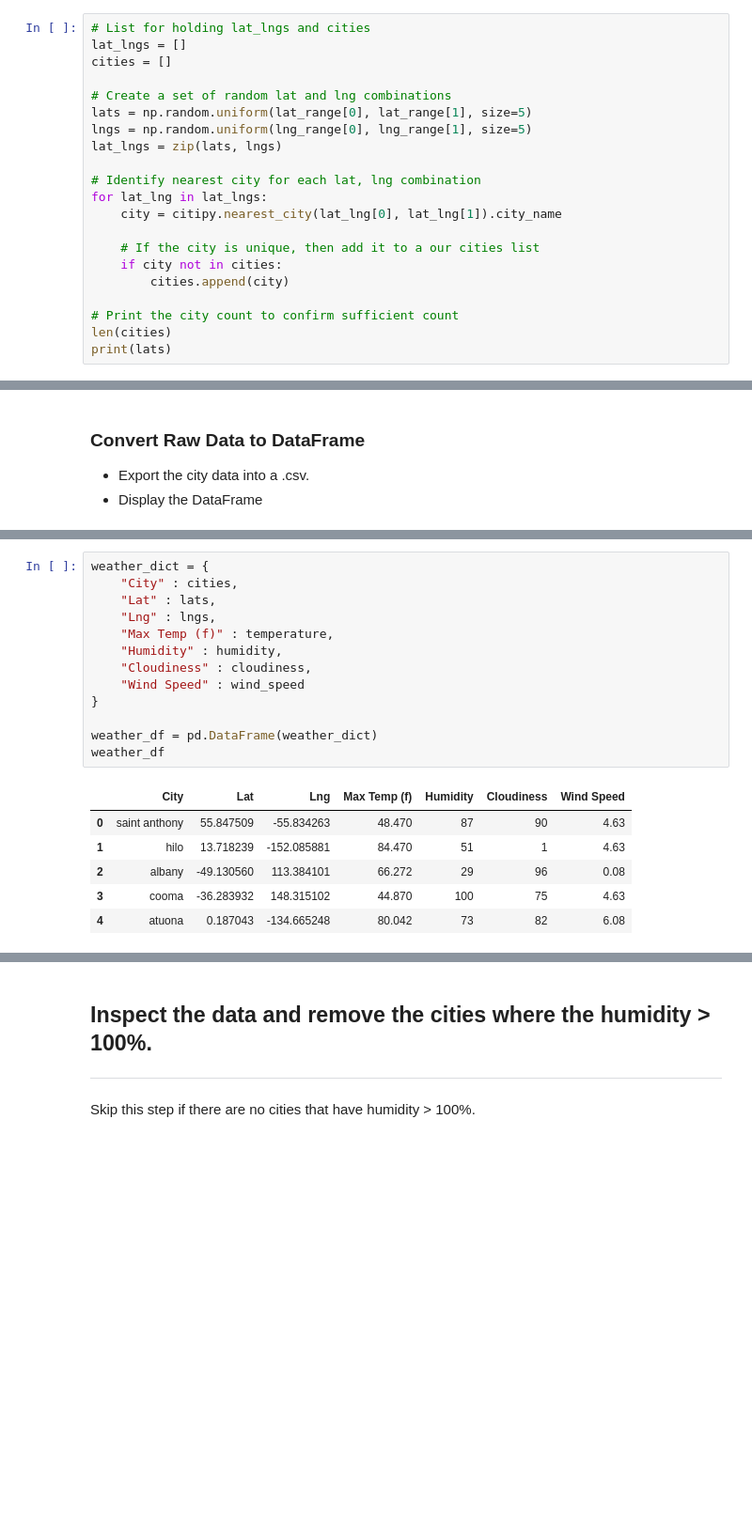
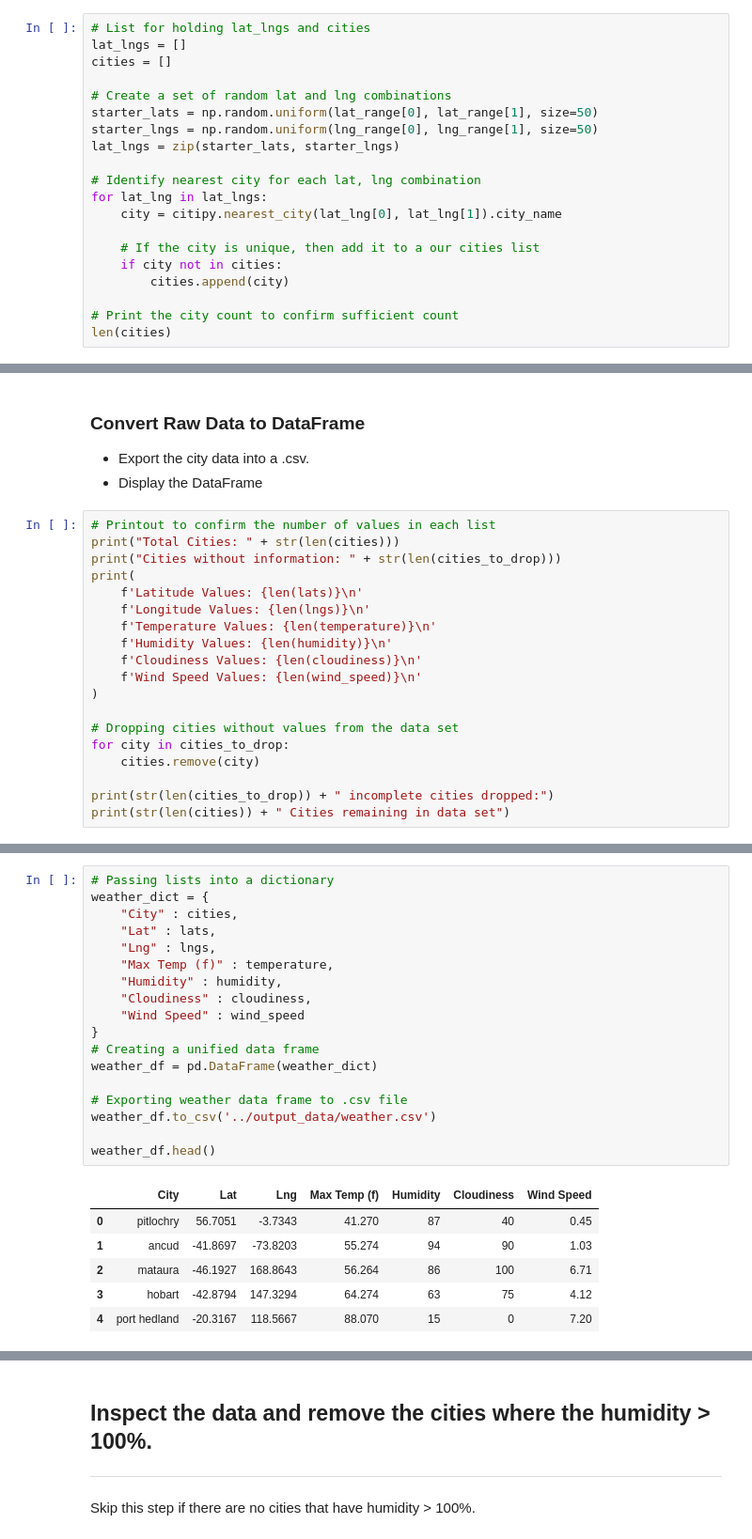
Before and after one commit to Lehmanc92/Python-API, a Jupyter notebook: starter_code/WeatherPy.ipynb, the cells around one changed output, grey strips where cells are left out. Shown at 94% size. Cells and saved outputs as stored; diff of their text form; blank space fills up the shorter version.

```diff
--- a/starter_code/WeatherPy.ipynb
+++ b/starter_code/WeatherPy.ipynb
@@ -33,9 +33,9 @@ lat_lngs = []
 cities = []
 
 # Create a set of random lat and lng combinations
-lats = np.random.uniform(lat_range[0], lat_range[1], size=5)
-lngs = np.random.uniform(lng_range[0], lng_range[1], size=5)
-lat_lngs = zip(lats, lngs)
+starter_lats = np.random.uniform(lat_range[0], lat_range[1], size=50)
+starter_lngs = np.random.uniform(lng_range[0], lng_range[1], size=50)
+lat_lngs = zip(starter_lats, starter_lngs)
 
 # Identify nearest city for each lat, lng combination
 for lat_lng in lat_lngs:
@@ -47,5 +47,4 @@ for lat_lng in lat_lngs:
 
 # Print the city count to confirm sufficient count
 len(cities)
-print(lats)
 # %% [output]
@@ -86,3 +118,22 @@ print(wind_speed)
 ### Convert Raw Data to DataFrame
 * Export the city data into a .csv.
 * Display the DataFrame
+# %%
+# Printout to confirm the number of values in each list
+print("Total Cities: " + str(len(cities)))
+print("Cities without information: " + str(len(cities_to_drop)))
+print(
+    f'Latitude Values: {len(lats)}\n'
+    f'Longitude Values: {len(lngs)}\n'
+    f'Temperature Values: {len(temperature)}\n'
+    f'Humidity Values: {len(humidity)}\n'
+    f'Cloudiness Values: {len(cloudiness)}\n'
+    f'Wind Speed Values: {len(wind_speed)}\n'
+)
+
+# Dropping cities without values from the data set
+for city in cities_to_drop:
+    cities.remove(city)
+
+print(str(len(cities_to_drop)) + " incomplete cities dropped:")
+print(str(len(cities)) + " Cities remaining in data set")
@@ -89,20 +150,25 @@ print(wind_speed)
 # %%
+# Passing lists into a dictionary
 weather_dict = {
     "City" : cities,
     "Lat" : lats,
     "Lng" : lngs,
     "Max Temp (f)" : temperature,
     "Humidity" : humidity,
     "Cloudiness" : cloudiness,
     "Wind Speed" : wind_speed
 }
+# Creating a unified data frame
+weather_df = pd.DataFrame(weather_dict)
 
-weather_df = pd.DataFrame(weather_dict)
-weather_df
+# Exporting weather data frame to .csv file
+weather_df.to_csv('../output_data/weather.csv')
+
+weather_df.head()
 # %% [output]
 |  | City | Lat | Lng | Max Temp (f) | Humidity | Cloudiness | Wind Speed |
-| 0 | saint anthony | 55.847509 | -55.834263 | 48.470 | 87 | 90 | 4.63 |
-| 1 | hilo | 13.718239 | -152.085881 | 84.470 | 51 | 1 | 4.63 |
-| 2 | albany | -49.130560 | 113.384101 | 66.272 | 29 | 96 | 0.08 |
-| 3 | cooma | -36.283932 | 148.315102 | 44.870 | 100 | 75 | 4.63 |
-| 4 | atuona | 0.187043 | -134.665248 | 80.042 | 73 | 82 | 6.08 |
+| 0 | pitlochry | 56.7051 | -3.7343 | 41.270 | 87 | 40 | 0.45 |
+| 1 | ancud | -41.8697 | -73.8203 | 55.274 | 94 | 90 | 1.03 |
+| 2 | mataura | -46.1927 | 168.8643 | 56.264 | 86 | 100 | 6.71 |
+| 3 | hobart | -42.8794 | 147.3294 | 64.274 | 63 | 75 | 4.12 |
+| 4 | port hedland | -20.3167 | 118.5667 | 88.070 | 15 | 0 | 7.20 |
```
Also changed, not shown: parts of 28 cells of this notebook, 7 other files.
